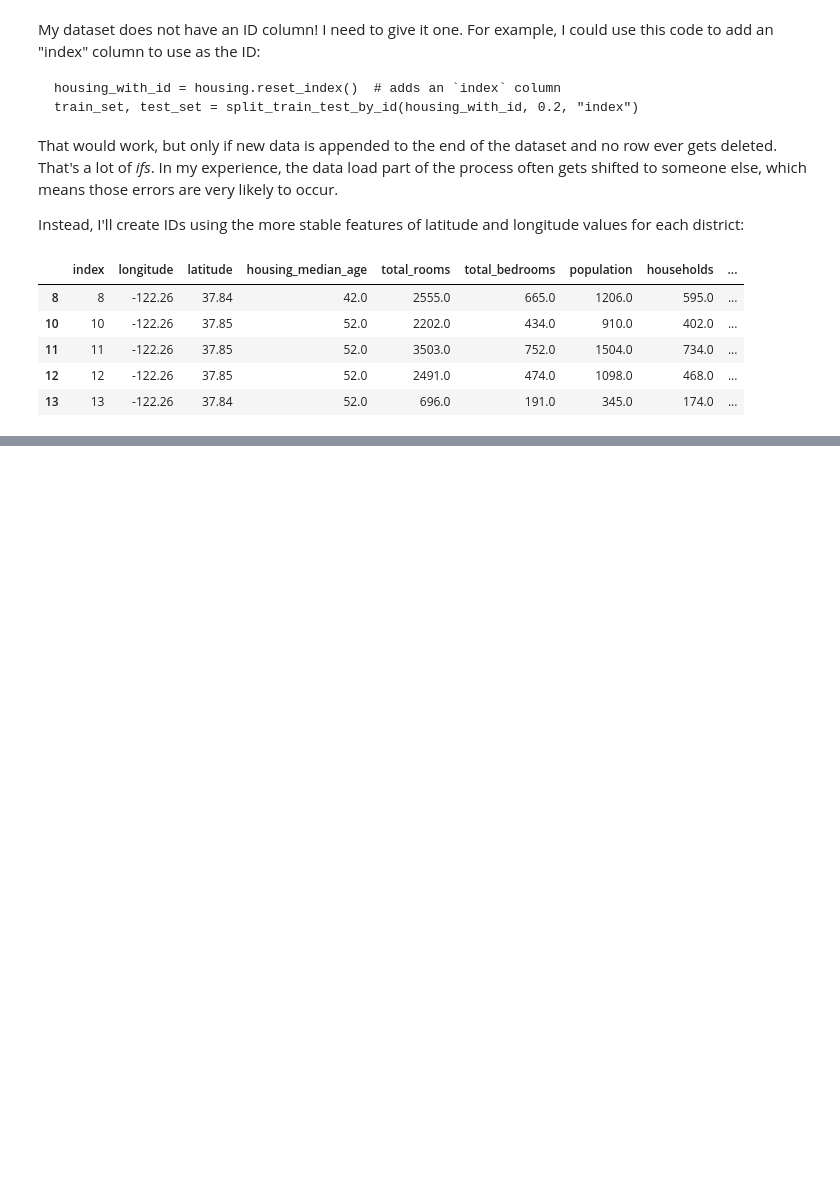
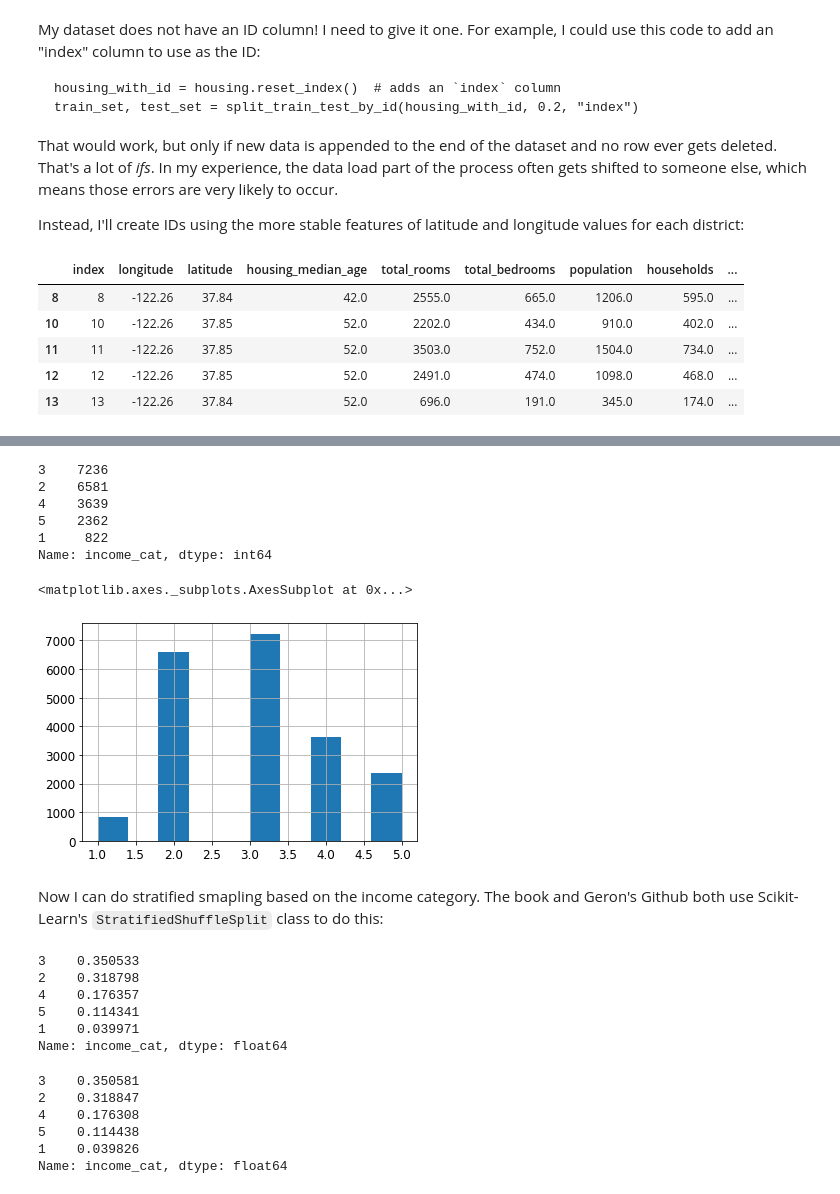
Before and after one commit to lmhrva/ml-housing-project, a Jupyter notebook: Ch_2_ML_HOUSING_Scratch_File.ipynb, the cells around one changed output, grey strips where cells are left out. Cells and saved outputs as stored; diff of their text form; code cells hidden in the pictures; blank space fills up the shorter version.

Commit message:
test set stratified sampling, possible error, need to troubleshoot

```diff
--- a/Ch_2_ML_HOUSING_Scratch_File.ipynb
+++ b/Ch_2_ML_HOUSING_Scratch_File.ipynb
@@ -221,0 +319,20 @@ test_set.head()
+# %%
+housing["income_cat"] = pd.cut(housing["median_income"],
+                               bins=[0., 1.5, 3.0, 4.5, 6., np.inf],
+                               labels=[1, 2, 3, 4, 5])
+# %%
+housing["income_cat"].value_counts()
+# %% [output]
+3    7236
+2    6581
+4    3639
+5    2362
+1     822
+Name: income_cat, dtype: int64
+# %%
+housing["income_cat"].hist()
+# %% [output]
+<matplotlib.axes._subplots.AxesSubplot at 0x...>
+[figure, added]
+# %% [markdown]
+Now I can do stratified smapling based on the income category. The book and Geron's Github both use Scikit-Learn's `StratifiedShuffleSplit` class to do this:
@@ -221,0 +346,22 @@ test_set.head()
+# %%
+# Look at income category proportions in the test set:
+
+strat_test_set["income_cat"].value_counts() / len(strat_test_set)
+# %% [output]
+3    0.350533
+2    0.318798
+4    0.176357
+5    0.114341
+1    0.039971
+Name: income_cat, dtype: float64
+# %%
+# Look at the proportions in the overall dataset:
+
+housing["income_cat"].value_counts() / len(housing)
+# %% [output]
+3    0.350581
+2    0.318847
+4    0.176308
+5    0.114438
+1    0.039826
+Name: income_cat, dtype: float64
```
Also changed, not shown: parts of 19 cells of this notebook.
